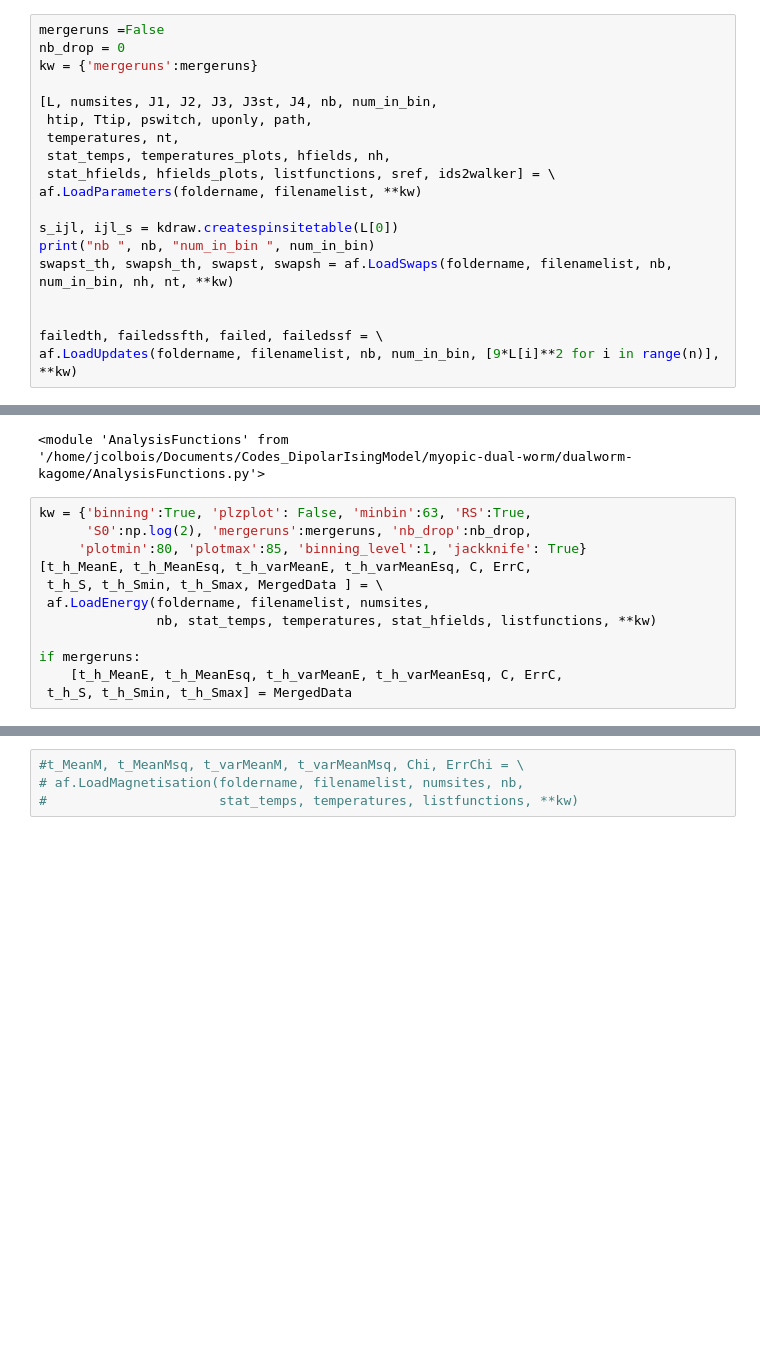
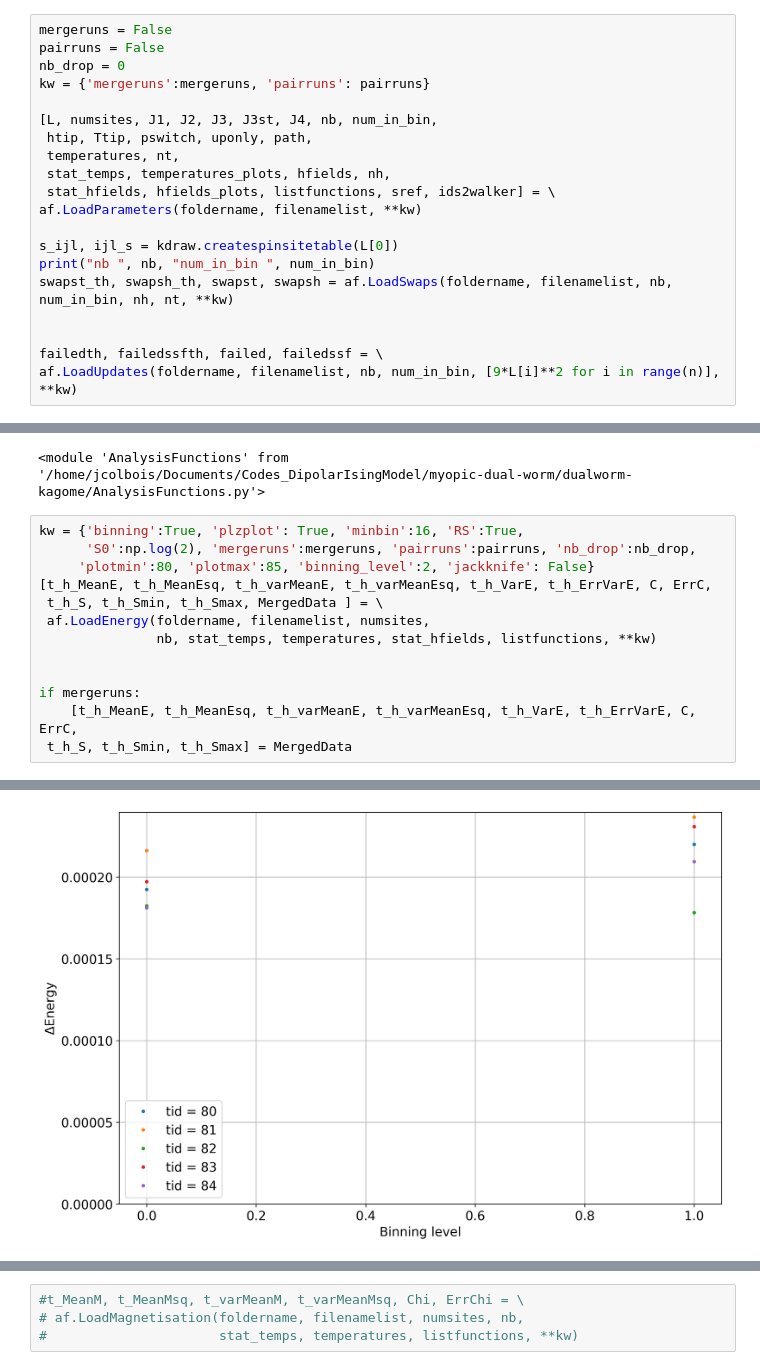
Before and after one commit to jeannecolbois/myopic-dual-worm, a Jupyter notebook: dualworm-kagome/AnalysisCode_KJ1J2J3/AnalysisEasyPhase_FullGsEntropy-L14.ipynb, the cells around one changed output, grey strips where cells are left out. Cells and saved outputs as stored; diff of their text form; blank space fills up the shorter version.

```diff
--- a/dualworm-kagome/AnalysisCode_KJ1J2J3/AnalysisEasyPhase_FullGsEntropy-L14.ipynb
+++ b/dualworm-kagome/AnalysisCode_KJ1J2J3/AnalysisEasyPhase_FullGsEntropy-L14.ipynb
@@ -69,9 +82,10 @@ filenamelist = ['KEasyPhase_L14_it0_nsm131072_folder/backup',
                ]
 n = len(filenamelist)
 # %%
-mergeruns =False
+mergeruns = False
+pairruns = False
 nb_drop = 0
-kw = {'mergeruns':mergeruns}
+kw = {'mergeruns':mergeruns, 'pairruns': pairruns}
 
 [L, numsites, J1, J2, J3, J3st, J4, nb, num_in_bin,
  htip, Ttip, pswitch, uponly, path,
@@ -95,15 +125,16 @@ importlib.reload(af)
 # %% [output]
 <module 'AnalysisFunctions' from '/home/jcolbois/Documents/Codes_DipolarIsingModel/myopic-dual-worm/dualworm-kagome/AnalysisFunctions.py'>
 # %%
-kw = {'binning':True, 'plzplot': False, 'minbin':63, 'RS':True,
-      'S0':np.log(2), 'mergeruns':mergeruns, 'nb_drop':nb_drop,
-     'plotmin':80, 'plotmax':85, 'binning_level':1, 'jackknife': True}
-[t_h_MeanE, t_h_MeanEsq, t_h_varMeanE, t_h_varMeanEsq, C, ErrC,
+kw = {'binning':True, 'plzplot': True, 'minbin':16, 'RS':True,
+      'S0':np.log(2), 'mergeruns':mergeruns, 'pairruns':pairruns, 'nb_drop':nb_drop,
+     'plotmin':80, 'plotmax':85, 'binning_level':2, 'jackknife': False}
+[t_h_MeanE, t_h_MeanEsq, t_h_varMeanE, t_h_varMeanEsq, t_h_VarE, t_h_ErrVarE, C, ErrC,
  t_h_S, t_h_Smin, t_h_Smax, MergedData ] = \
  af.LoadEnergy(foldername, filenamelist, numsites,
                nb, stat_temps, temperatures, stat_hfields, listfunctions, **kw)
 
+
 if mergeruns:
-    [t_h_MeanE, t_h_MeanEsq, t_h_varMeanE, t_h_varMeanEsq, C, ErrC,
+    [t_h_MeanE, t_h_MeanEsq, t_h_varMeanE, t_h_varMeanEsq, t_h_VarE, t_h_ErrVarE, C, ErrC,
  t_h_S, t_h_Smin, t_h_Smax] = MergedData
 # %% [output]
@@ -110,0 +147 @@ KeyboardInterrupt:
+[figure, added]
```
Also changed, not shown: parts of 12 cells of this notebook, 1 other file.
